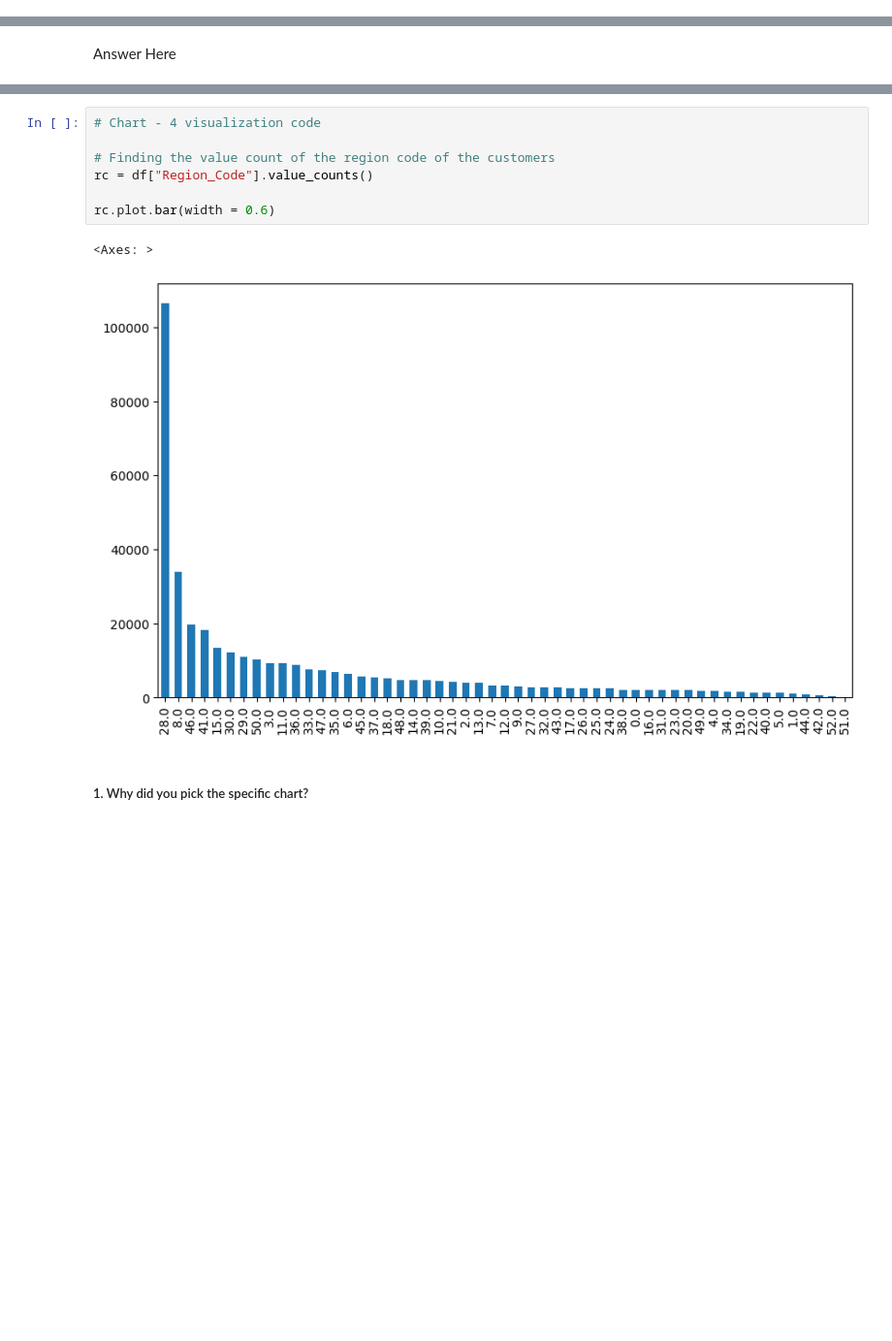
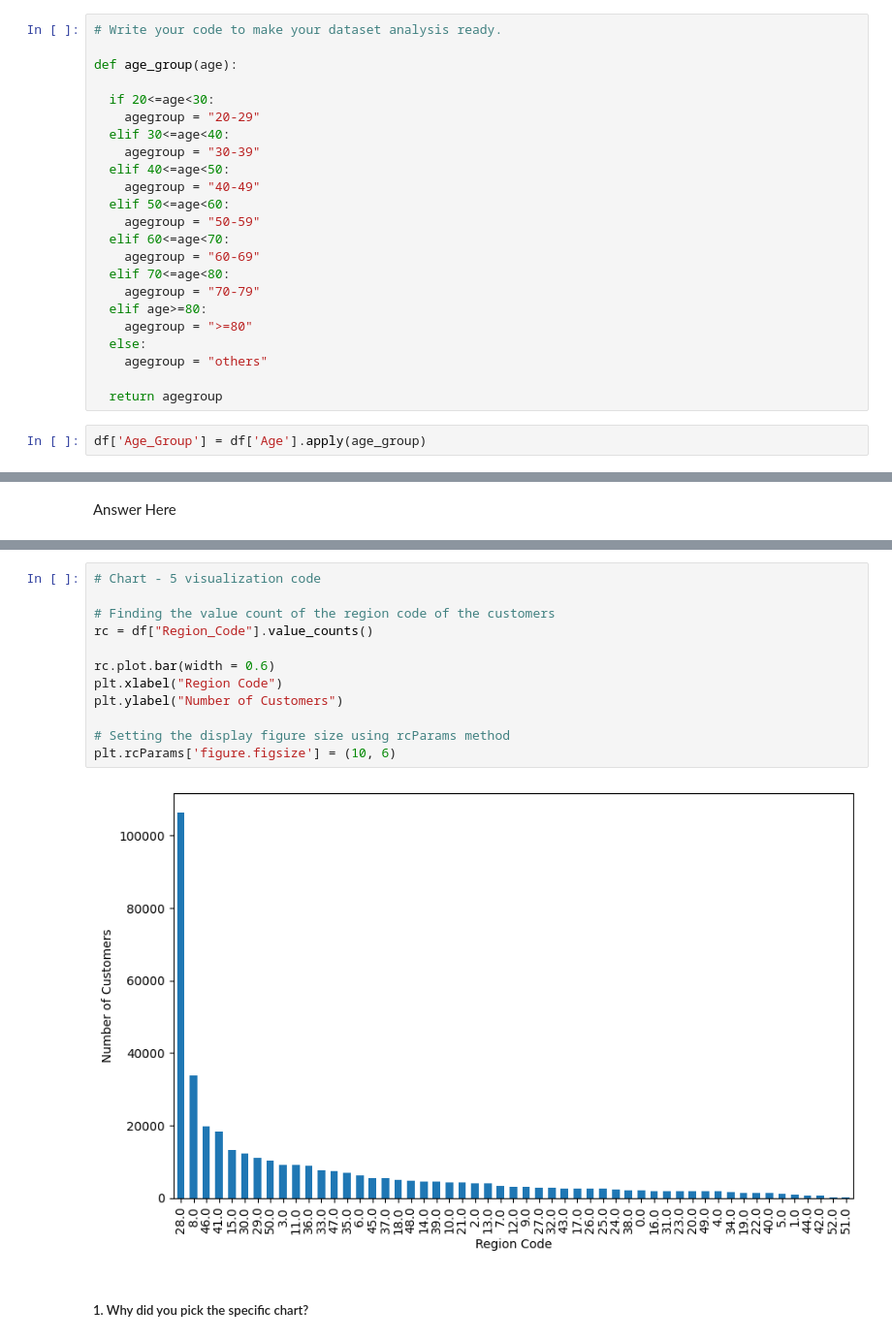
Before and after one commit to priyaregit/Classification-ML_Insurance-Cross-Sell-Prediction, a Jupyter notebook: Health_Insurance_Cross_Sell_Prediction_Classification.ipynb, the cells around one changed output, grey strips where cells are left out. Shown: that part at 97% size. Saved outputs shown, nothing was run; the diff lists cells and outputs as text; blank space fills up the shorter version.

```diff
--- a/Health_Insurance_Cross_Sell_Prediction_Classification.ipynb
+++ b/Health_Insurance_Cross_Sell_Prediction_Classification.ipynb
@@ -297,0 +296,25 @@ The variables/features present in the dataset are:
+# %%
+# Write your code to make your dataset analysis ready.
+
+def age_group(age):
+
+  if 20<=age<30:
+    agegroup = "20-29"
+  elif 30<=age<40:
+    agegroup = "30-39"
+  elif 40<=age<50:
+    agegroup = "40-49"
+  elif 50<=age<60:
+    agegroup = "50-59"
+  elif 60<=age<70:
+    agegroup = "60-69"
+  elif 70<=age<80:
+    agegroup = "70-79"
+  elif age>=80:
+    agegroup = ">=80"
+  else:
+    agegroup = "others"
+
+  return agegroup
+# %%
+df['Age_Group'] = df['Age'].apply(age_group)
@@ -427,13 +487,17 @@ Answer Here
 # %%
-# Chart - 4 visualization code
+# Chart - 5 visualization code
 
 # Finding the value count of the region code of the customers
 rc = df["Region_Code"].value_counts()
 
 rc.plot.bar(width = 0.6)
+plt.xlabel("Region Code")
+plt.ylabel("Number of Customers")
+
+# Setting the display figure size using rcParams method
+plt.rcParams['figure.figsize'] = (10, 6)
 # %% [output]
-<Axes: >
-[figure, old version]
+[figure, new version]
 # %% [markdown]
 ##### 1. Why did you pick the specific chart?
 # %% [markdown]
```
Also changed, not shown: parts of 39 cells of this notebook.
